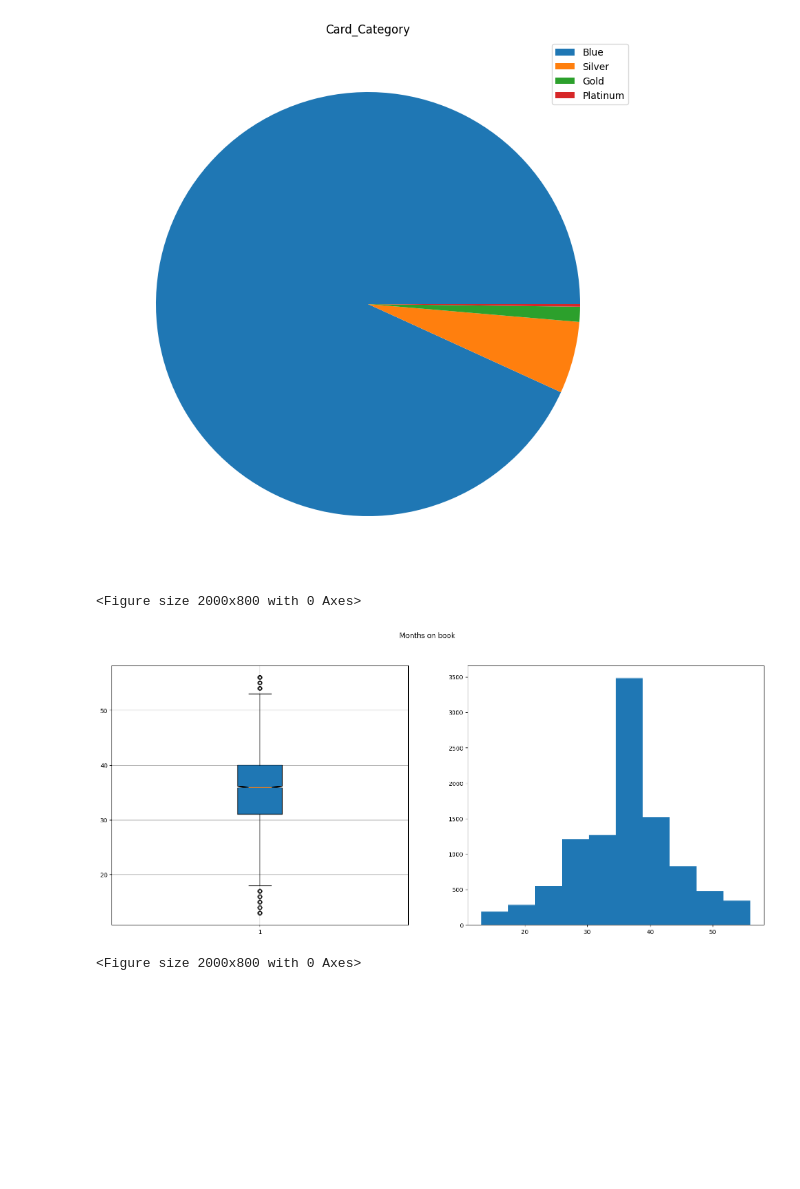
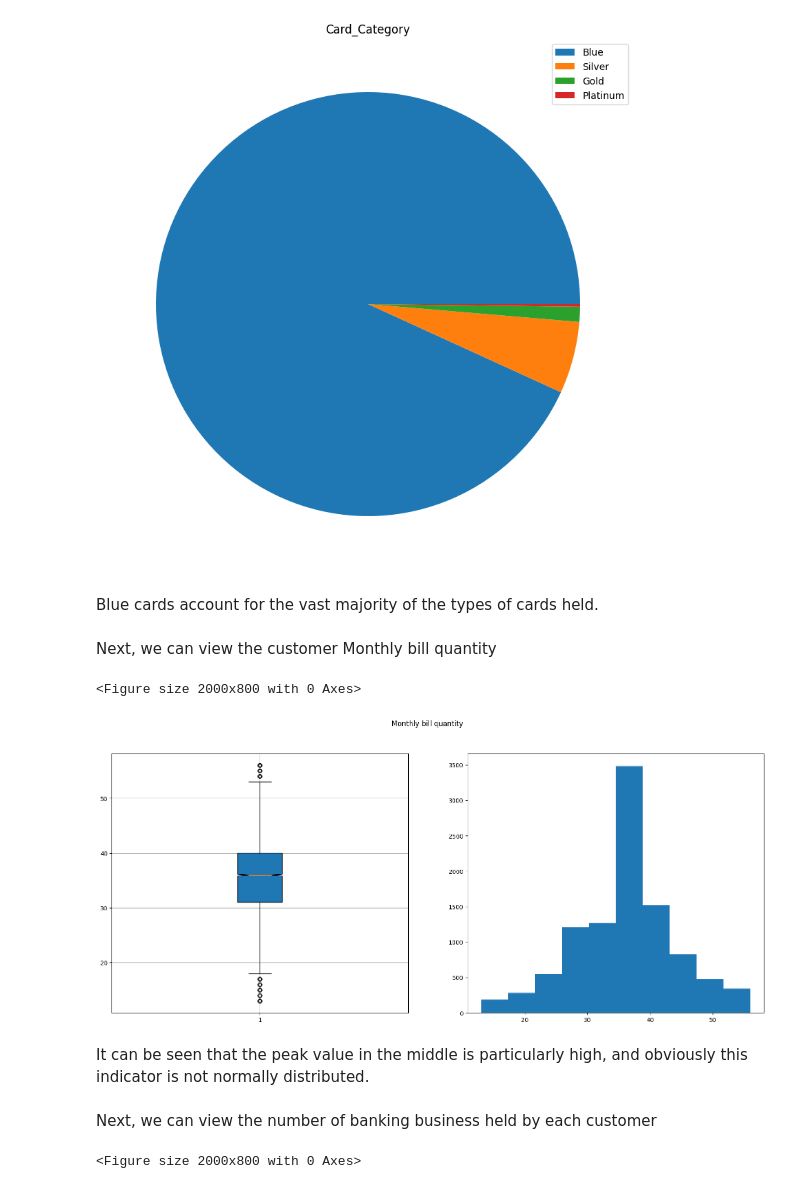
Before and after one commit to syj621/data_struct, a Jupyter notebook: credit_predict.ipynb, the cells around one changed output. Saved outputs shown, nothing was run; the diff lists cells and outputs as text; code cells hidden in the pictures; blank space fills up the shorter version.

```diff
--- a/credit_predict.ipynb
+++ b/credit_predict.ipynb
@@ -87,17 +111,25 @@ plt.title("Card_Category")
 plt.show()
 # %% [output]
 [figure]
+# %% [markdown]
+Blue cards account for the vast majority of the types of cards held.
+# %% [markdown]
+Next, we can view the customer Monthly bill quantity
 # %%
 plt.figure(figsize=(20,8),dpi=100)
 fig,axes=plt.subplots(1,2,figsize=(20,8),dpi=100)
 axes[0].boxplot(x=data['Months_on_book'],notch=True, patch_artist=True)
 axes[1].hist(x=data['Months_on_book'])
 axes[0].grid(True)
-plt.suptitle("Months on book")
+plt.suptitle("Monthly bill quantity")
 plt.show()
 # %% [output]
 <Figure size 2000x800 with 0 Axes>
-[figure, old version]
+[figure, new version]
+# %% [markdown]
+It can be seen that the peak value in the middle is particularly high, and obviously this indicator is not normally distributed.
+# %% [markdown]
+Next, we can view the number of banking business held by each customer
 # %%
 plt.figure(figsize=(20,8),dpi=100)
 fig,axes=plt.subplots(1,2,figsize=(20,8),dpi=100)
```
Also changed, not shown: parts of 47 cells of this notebook.
